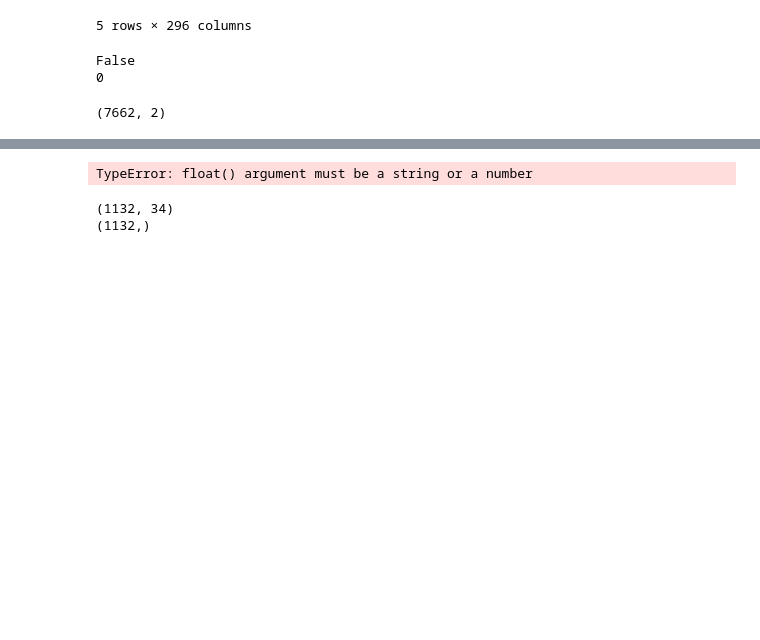
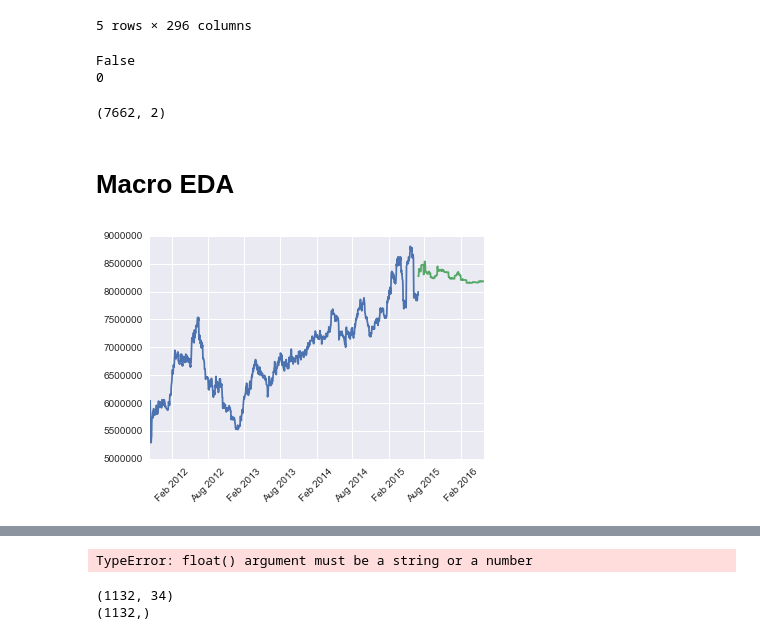
Before and after one commit to nycdatasci/bootcamp009_project, a Jupyter notebook: Project3-MachineLearning/jackenyeart_rachelkogan_clairevignonkeser/macro.ipynb, the cells around one changed output, grey strips where cells are left out. Cells and saved outputs as stored; diff of their text form; code cells hidden in the pictures; blank space fills up the shorter version.

Commit message:
finished predictions with macro data set for now

```diff
--- a/Project3-MachineLearning/jackenyeart_rachelkogan_clairevignonkeser/macro.ipynb
+++ b/Project3-MachineLearning/jackenyeart_rachelkogan_clairevignonkeser/macro.ipynb
@@ -214,3 +232,18 @@ test_pred.to_csv('test_pred_macro.csv', index=False)
 print test_pred.shape
 # %% [output]
 (7662, 2)
+# %% [markdown]
+# Macro EDA
+# %%
+train_price_by_date = train_price.groupby(['date']).agg('mean')[['price_doc']]
+train_price_by_date
+train_price_by_date_rolling = train_price_by_date.rolling(window=30).mean()
+
+plt.plot(train_price_by_date_rolling.index, train_price_by_date_rolling['price_doc'])
+plt.plot(macro_test_pred_only.date, macro_test_pred_only['macro_test.pred'])
+
+plt.xticks(rotation=45)
+ax = plt.gca()
+plt.show()
+# %% [output]
+[figure, added]
```
Also changed, not shown: parts of 17 cells of this notebook, 2 other files.
